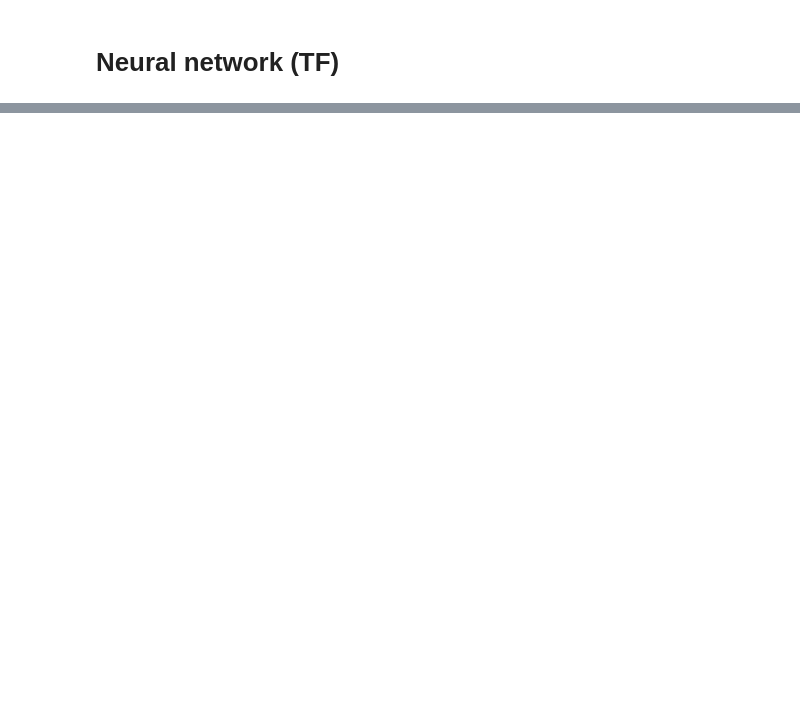
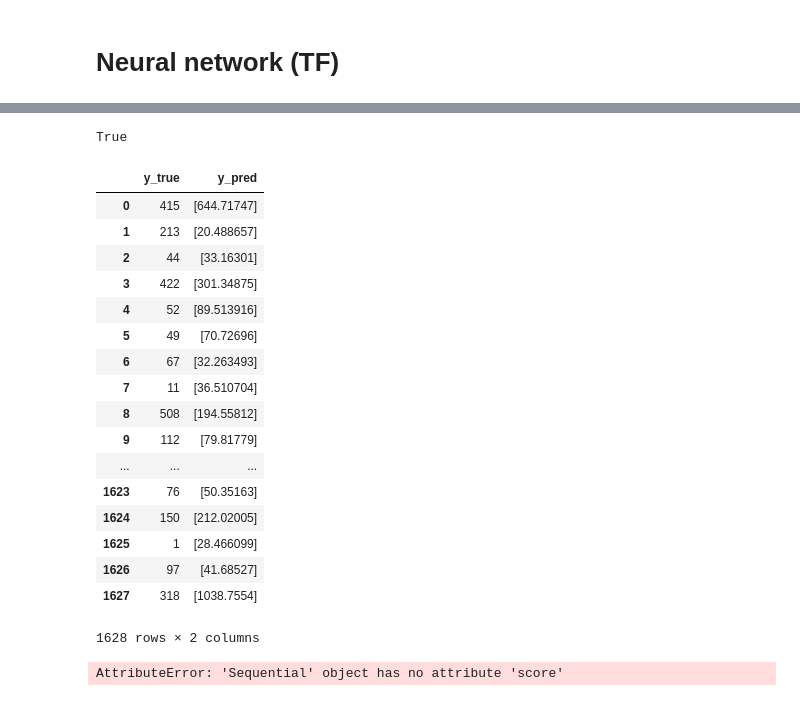
Before and after one commit to TristanBOOK/coronanet, a Jupyter notebook: Notebooks/paul_db_enriched.ipynb, the cells around one changed output, grey strips where cells are left out. Saved outputs shown, nothing was run; the diff lists cells and outputs as text; code cells hidden in the pictures; blank space fills up the shorter version.

Commit message:
saving model

```diff
--- a/Notebooks/paul_db_enriched.ipynb
+++ b/Notebooks/paul_db_enriched.ipynb
@@ -484,24 +522,27 @@ reg.intercept_
 # %%
-#X_train, X_test, y_train, y_test = train_test_split(X, y, test_size=0.3, random_state=0)
+X_train, X_test, y_train, y_test = train_test_split(X, y, test_size=0.3, random_state=0)
 # %%
 model = models.Sequential()
 
-model.add(layers.Dense(50, activation='relu', input_dim=100))
-model.add(layers.Dense(25, activation='relu'))
-model.add(layers.Dense(25, activation='relu'))
-model.add(layers.Dense(10, activation='relu'))
-model.add(layers.Dense(4, activation='linear'))
+model.add(layers.Dense(150, activation='relu',input_dim=101))
+model.add(layers.Dense(100, activation='relu'))
+model.add(layers.Dense(90, activation='relu'))
+model.add(layers.Dense(80, activation='relu'))
+model.add(layers.Dense(50, activation='relu'))
+model.add(layers.Dense(40, activation='relu'))
+model.add(layers.Dense(20, activation='relu'))
+model.add(layers.Dense(1, activation='linear'))
 
 model.compile(loss='mean_squared_error',
               optimizer='adam',
-              metrics=['mse'])
+              metrics=['mae'])
 
 es = callbacks.EarlyStopping(patience=5, restore_best_weights=True)
 
-model.fit(X, y,
+model.fit(X_train, y_train,
           batch_size=32,
-          epochs=15,
-          validation_split=0.3,
+          epochs=100,
+          #validation_split=0.3,
           callbacks=[es],
-          verbose=1)
+          verbose=0)
 # %% [output]
@@ -528,2 +586,13 @@ Trainable params: 7,279
 Non-trainable params: 0
 _________________________________________________________________
+# %%
+import random
+X_random=[]
+for i in range(101):
+    X_random.append(random.randrange(0,2))
+X_random[100]=0.7
+X_r=np.asarray(X_random)
+X.iloc[1].shape==X_r.shape
+#model.predict(X_r)
+# %% [output]
+True
@@ -529,0 +601,30 @@ _________________________________________________________________
+# %%
+a=model.predict(X_test)
+#y_test.values
+# %%
+predictions=pd.DataFrame({'y_true':list(y_test.values),'y_pred':list(a)})
+# %%
+predictions
+# %% [output]
+|  | y_true | y_pred |
+| 0 | 415 | [644.71747] |
+| 1 | 213 | [20.488657] |
+| 2 | 44 | [33.16301] |
+| 3 | 422 | [301.34875] |
+| 4 | 52 | [89.513916] |
+| 5 | 49 | [70.72696] |
+| 6 | 67 | [32.263493] |
+| 7 | 11 | [36.510704] |
+| 8 | 508 | [194.55812] |
+| 9 | 112 | [79.81779] |
+| ... | ... | ... |
+| 1623 | 76 | [50.35163] |
+| 1624 | 150 | [212.02005] |
+| 1625 | 1 | [28.466099] |
+| 1626 | 97 | [41.68527] |
+| 1627 | 318 | [1038.7554] |
+1628 rows × 2 columns
+# %%
+model.score(X_test,y_test)
+# %% [output]
+AttributeError: 'Sequential' object has no attribute 'score'
```
Also changed, not shown: parts of 24 cells of this notebook.
